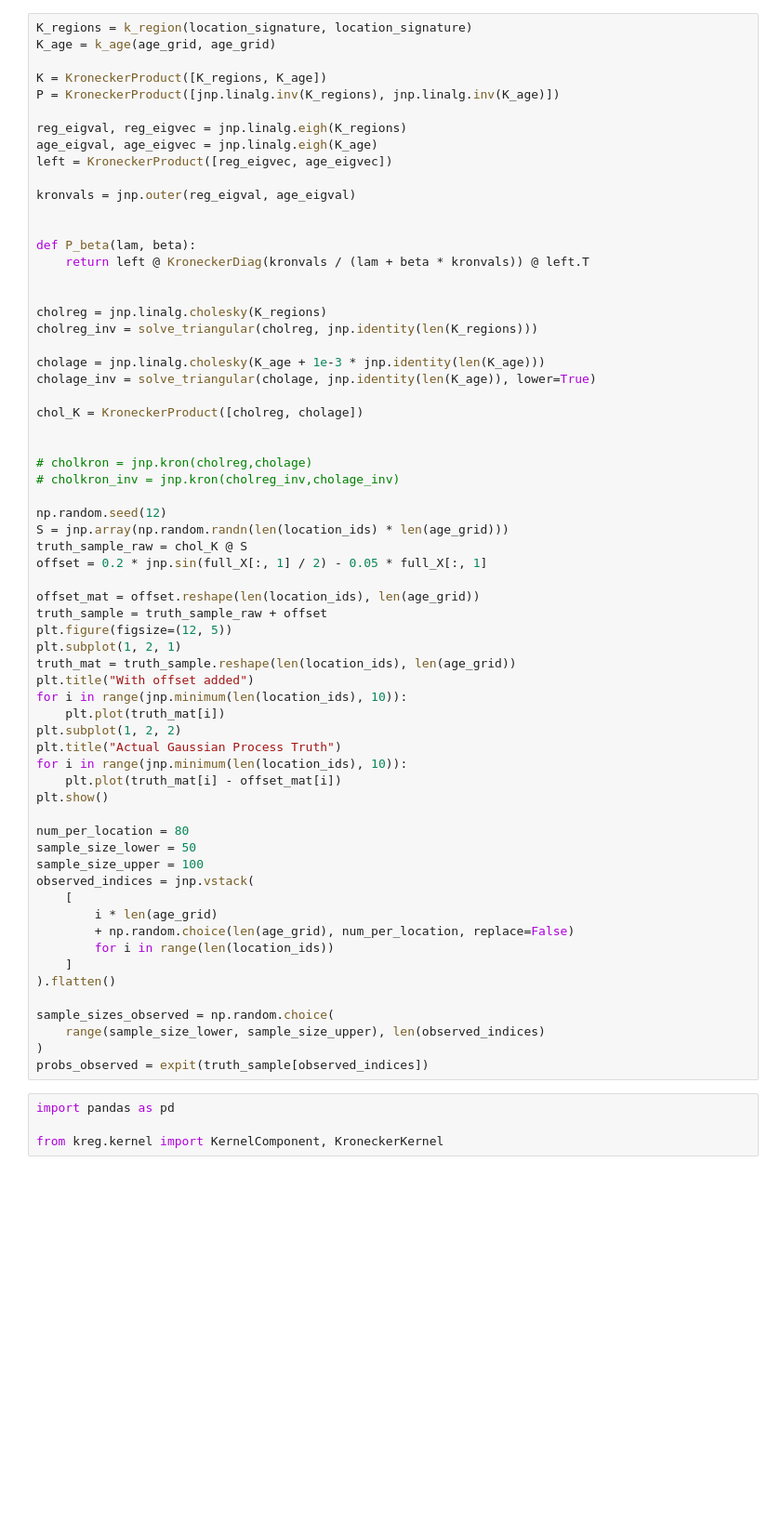
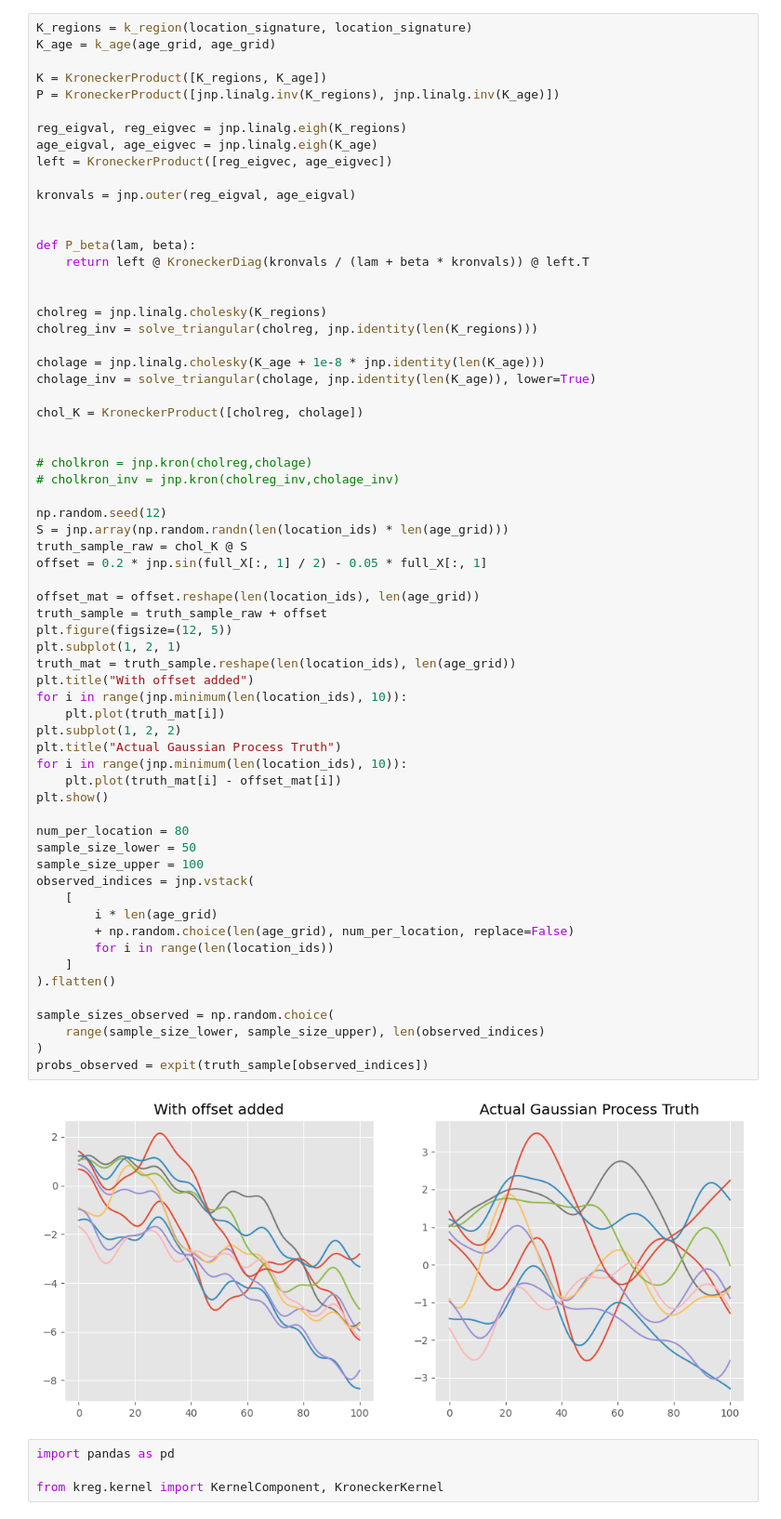
Before and after one commit to ihmeuw-msca/kreg, a Jupyter notebook: examples/basic_example.ipynb, the cells around one changed output. Shown at 93% size. Saved outputs shown, nothing was run; the diff lists cells and outputs as text; blank space fills up the shorter version.

```diff
--- a/examples/basic_example.ipynb
+++ b/examples/basic_example.ipynb
@@ -76,7 +80,7 @@ def P_beta(lam, beta):
 cholreg = jnp.linalg.cholesky(K_regions)
 cholreg_inv = solve_triangular(cholreg, jnp.identity(len(K_regions)))
 
-cholage = jnp.linalg.cholesky(K_age + 1e-3 * jnp.identity(len(K_age)))
+cholage = jnp.linalg.cholesky(K_age + 1e-8 * jnp.identity(len(K_age)))
 cholage_inv = solve_triangular(cholage, jnp.identity(len(K_age)), lower=True)
 
 chol_K = KroneckerProduct([cholreg, cholage])
@@ -92,33 +96,35 @@ offset = 0.2 * jnp.sin(full_X[:, 1] / 2) - 0.05 * full_X[:, 1]
 
 offset_mat = offset.reshape(len(location_ids), len(age_grid))
 truth_sample = truth_sample_raw + offset
 plt.figure(figsize=(12, 5))
 plt.subplot(1, 2, 1)
 truth_mat = truth_sample.reshape(len(location_ids), len(age_grid))
 plt.title("With offset added")
 for i in range(jnp.minimum(len(location_ids), 10)):
     plt.plot(truth_mat[i])
 plt.subplot(1, 2, 2)
 plt.title("Actual Gaussian Process Truth")
 for i in range(jnp.minimum(len(location_ids), 10)):
     plt.plot(truth_mat[i] - offset_mat[i])
 plt.show()
 
 num_per_location = 80
 sample_size_lower = 50
 sample_size_upper = 100
 observed_indices = jnp.vstack(
     [
         i * len(age_grid)
         + np.random.choice(len(age_grid), num_per_location, replace=False)
         for i in range(len(location_ids))
     ]
 ).flatten()
 
 sample_sizes_observed = np.random.choice(
     range(sample_size_lower, sample_size_upper), len(observed_indices)
 )
 probs_observed = expit(truth_sample[observed_indices])
+# %% [output]
+[figure, added]
 # %%
 import pandas as pd
 
```
Also changed, not shown: parts of 4 cells of this notebook, 3 other files.
